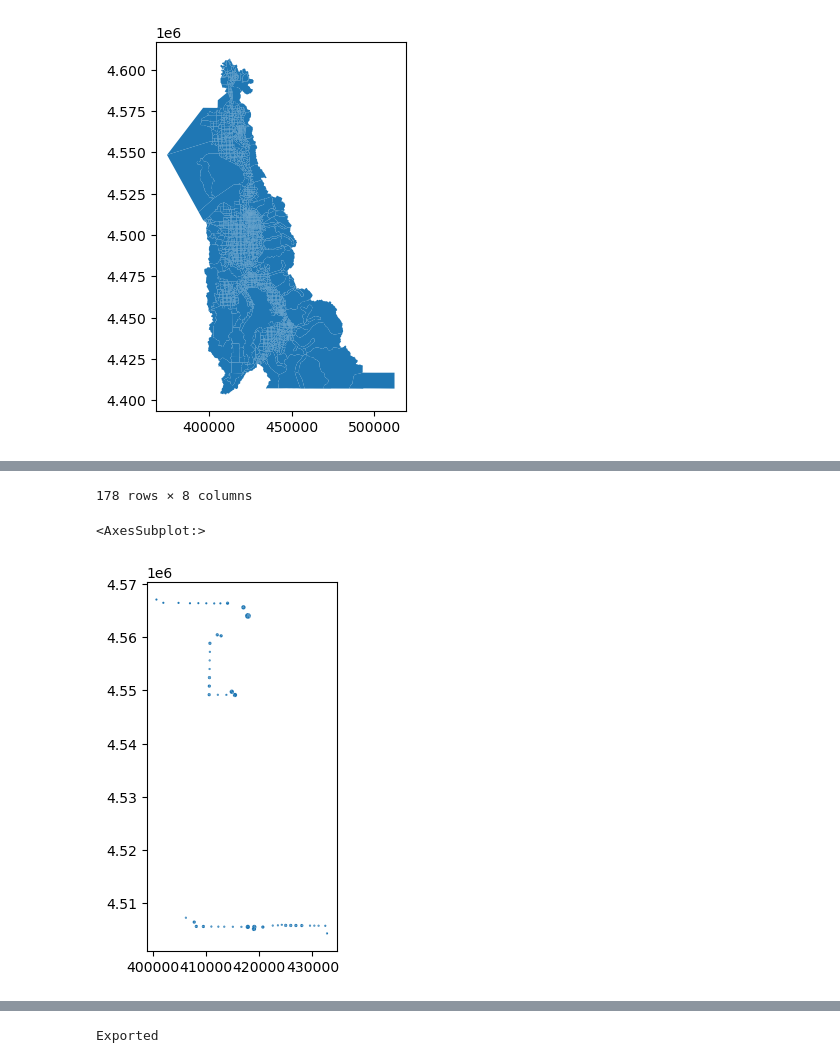
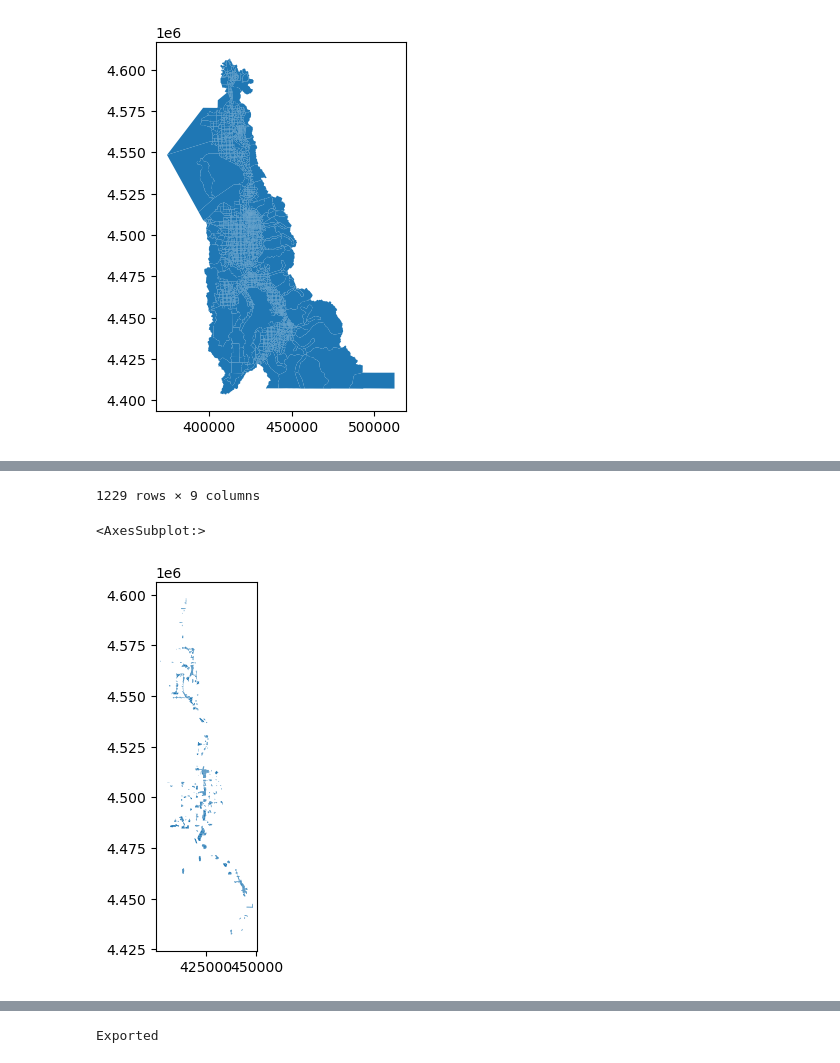
Before and after one commit to WFRCAnalytics/Wasatch-Choice-Land-Use-And-Transit-Scenario, a Jupyter notebook: 2-Prepare-Station-Areas.ipynb, the cells around one changed output, grey strips where cells are left out. Cells and saved outputs as stored; diff of their text form; code cells hidden in the pictures.

```diff
--- a/2-Prepare-Station-Areas.ipynb
+++ b/2-Prepare-Station-Areas.ipynb
@@ -12,7 +12,8 @@ import numpy as np
 import _config
 # %%
 df_projects                     = _config.df_projects
-tdm_transit_scenario            = _config.tdm_transit_scenario
+tdm_model                       = _config.tdm_model
+tdm_transit_scenarios           = _config.tdm_transit_scenarios
 input_model_line_files_folder   = _config.input_model_line_files_folder
 input_tdm_link_shapefile_folder = _config.input_tdm_link_shapefile_folder
 tdm_link_shapefile              = _config.tdm_link_shapefile
@@ -32,8 +33,22 @@ _df_transit_lin_files_links = pd.read_csv(os.path.join(input_model_line_files_fo
 _df_transit_lin_files_lines = pd.merge(_df_transit_lin_files, _df_transit_lin_files_lines, on=['file_index'])
 _df_transit_lin_files_lines_links = pd.merge(_df_transit_lin_files_lines, _df_transit_lin_files_links, on=['file_index','name'])
 
+if df_projects.empty:
+    # Select unique model and name columns
+    df_projects = _df_transit_lin_files_lines[['name']].drop_duplicates().reset_index(drop=True)
+
+    # Create new index-based project_id starting from 1
+    df_projects['project_id'] = df_projects.index + 1
+
+    # Rename columns as specified
+    df_projects.rename(columns={'name':'project_name'}, inplace=True)
+
+    df_projects['tdm_line_name'] = df_projects['project_name']
+    df_projects['tdm_model'] = tdm_model  # add field for joining later
+    df_projects = df_projects[['project_id','project_name','tdm_model','tdm_line_name']]
+
 df_project_transit_links = pd.merge(_df_transit_lin_files_lines_links, df_projects, left_on=['model','name'], right_on=['tdm_model','tdm_line_name'])
-df_project_transit_links = df_project_transit_links[df_project_transit_links['transit_scenario']==tdm_transit_scenario]
+df_project_transit_links = df_project_transit_links[df_project_transit_links['transit_scenario'].isin(tdm_transit_scenarios)]
 df_project_transit_links = df_project_transit_links[['project_id','link_id']]
 df_project_transit_links
 # %% [output]
@@ -55,7 +70,7 @@ _df_transit_lin_files_nodes = pd.read_csv(os.path.join(input_model_line_files_fo
 _df_transit_lin_files_lines_nodes = pd.merge(_df_transit_lin_files_lines, _df_transit_lin_files_nodes, on=['file_index','name'])
 
 df_project_transit_nodes = pd.merge(_df_transit_lin_files_lines_nodes, df_projects, left_on=['model','name'], right_on=['tdm_model','tdm_line_name'])
-df_project_transit_nodes = df_project_transit_nodes[df_project_transit_nodes['transit_scenario']==tdm_transit_scenario]
+df_project_transit_nodes = df_project_transit_nodes[df_project_transit_nodes['transit_scenario'].isin(tdm_transit_scenarios)]
 df_project_transit_nodes = df_project_transit_nodes[df_project_transit_nodes['is_stop']==True]
 df_project_transit_nodes = df_project_transit_nodes[['project_id','node_id','is_stop']]
 
@@ -740,0 +371,3 @@ gdf_buffered_stops_with_centers_final.plot()
+# %%
+gdf_nearest_stops_within_half_mile = gdf_nearest_stops[gdf_nearest_stops['distance_in_miles']<0.5]
+gdf_nearest_stops_within_half_mile.plot()
@@ -751,15 +387,17 @@ gdf_taz.plot()
 # Assuming gdf1, gdf2, and gdf3 are your GeoDataFrames
 
 # Perform the intersection of the first two GeoDataFrames
-gdf_buffered_stops_with_centers_taz = gpd.overlay(gdf_buffered_stops_with_centers_final, gdf_taz[['TAZID','TAZACRES','geometry']], how='intersection')
+gdf_centers_taz = gpd.overlay(gdf_nearest_stops_within_half_mile, gdf_taz[['TAZID','TAZACRES','CO_FIPS','geometry']], how='intersection')
 
 # Calculate the area in square meters
-gdf_buffered_stops_with_centers_taz['sqm'] = gdf_buffered_stops_with_centers_taz.geometry.area
+gdf_centers_taz['sqm'] = gdf_centers_taz.geometry.area
 
 # Convert the area to acres
-gdf_buffered_stops_with_centers_taz['acres'] = gdf_buffered_stops_with_centers_taz['sqm'] / 4046.85642
+gdf_centers_taz['acres'] = gdf_centers_taz['sqm'] / 4046.85642
+
+gdf_centers_taz = gdf_centers_taz[['AreaName','AreaType','Area','TAZID','CO_FIPS','TAZACRES','sqm','acres','geometry']]
 
 # The final_intersection GeoDataFrame now contains the intersection of all three GeoDataFrames
-display(gdf_buffered_stops_with_centers_taz)
-gdf_buffered_stops_with_centers_taz.plot()
+display(gdf_centers_taz)
+gdf_centers_taz.plot()
 # %% [output]
@@ -778,3 +416,3 @@ gdf_buffered_stops_with_centers_taz.plot()
-178 rows × 8 columns
+1229 rows × 9 columns
 <AxesSubplot:>
-[figure, old version]
+[figure, new version]
```
Also changed, not shown: parts of 24 cells of this notebook, 35 other files.
